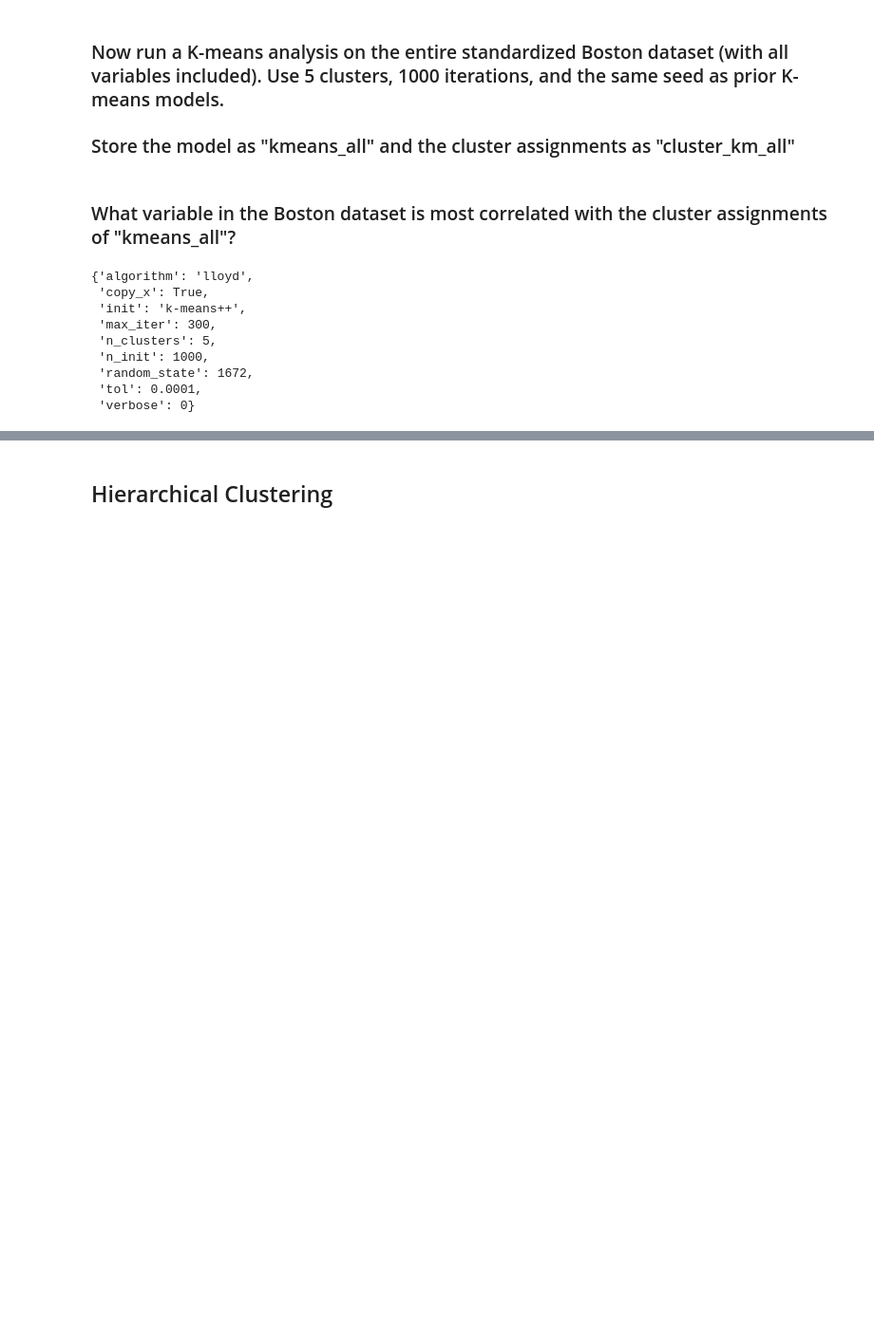
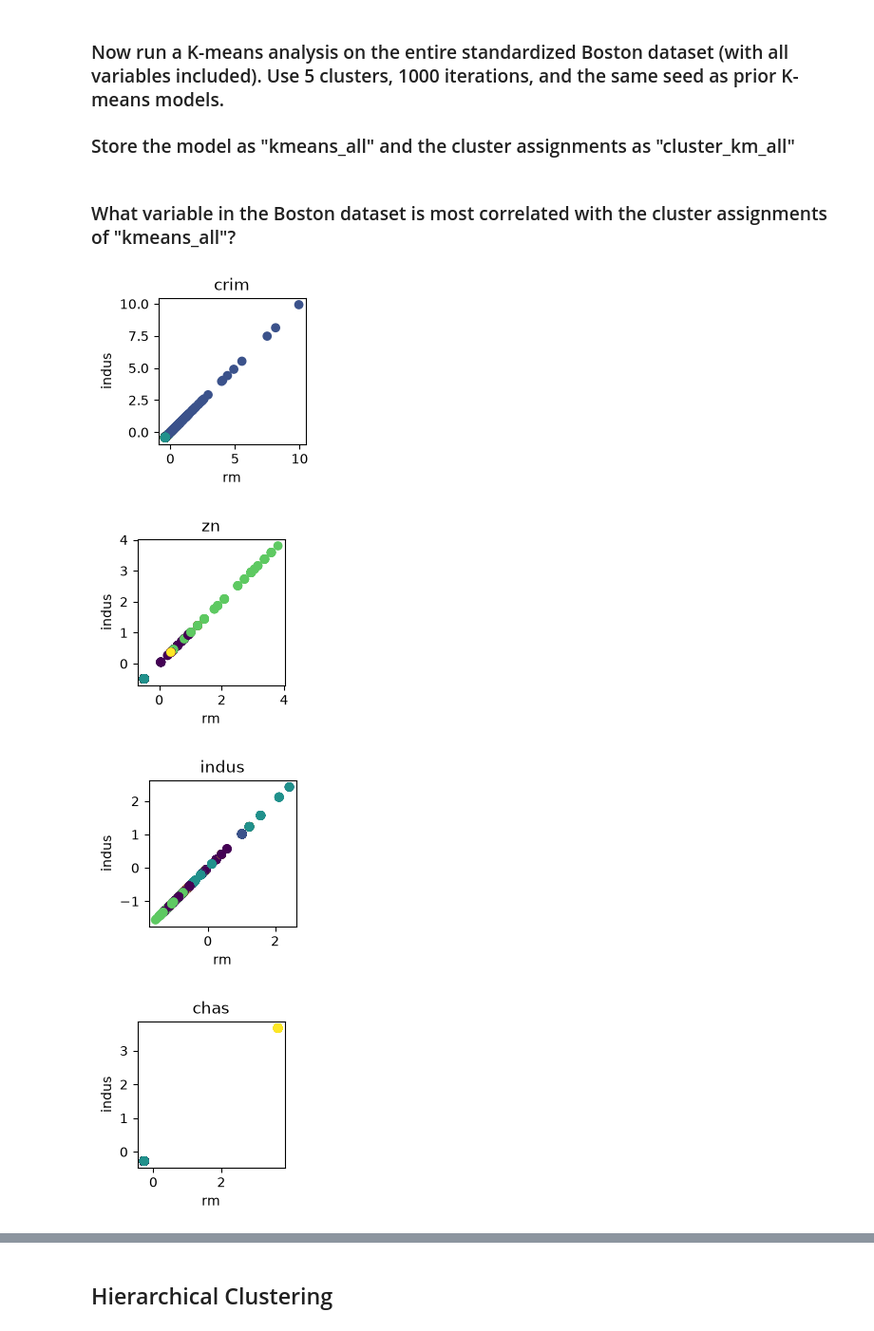
Before and after one commit to Zeke-Wess/CSE-2600-Code, a Jupyter notebook: mod07_clustering.ipynb, the cells around one changed output, grey strips where cells are left out. Shown at 95% size. Drawn from its saved outputs; the diff is of its cells as text; code cells hidden in the pictures; blank space fills up the shorter version.

```diff
--- a/mod07_clustering.ipynb
+++ b/mod07_clustering.ipynb
@@ -299,14 +299,14 @@ cluster_km_all = pd.DataFrame(kmeans_all.labels_)
 ### What variable in the Boston dataset is most correlated with the cluster assignments of "kmeans_all"?
 # %%
 # coding work can go here
-kmeans_all.get_params()
+for column in Boston_std.columns:
+    fig, ax = plt.subplots(1, 1, figsize=(2,2))
+    ax.scatter(Boston_std[column], Boston_std[column], c=cluster_km_all)
+    ax.set_title(column)
+    ax.set_xlabel('rm')
+    ax.set_ylabel('indus');
 # %% [output]
-{'algorithm': 'lloyd',
- 'copy_x': True,
- 'init': 'k-means++',
- 'max_iter': 300,
- 'n_clusters': 5,
- 'n_init': 1000,
- 'random_state': 1672,
- 'tol': 0.0001,
- 'verbose': 0}
+[figure, added]
+[figure, added]
+[figure, added]
+[figure, added]
```
Also changed, not shown: parts of 5 cells of this notebook, 2 other files.
